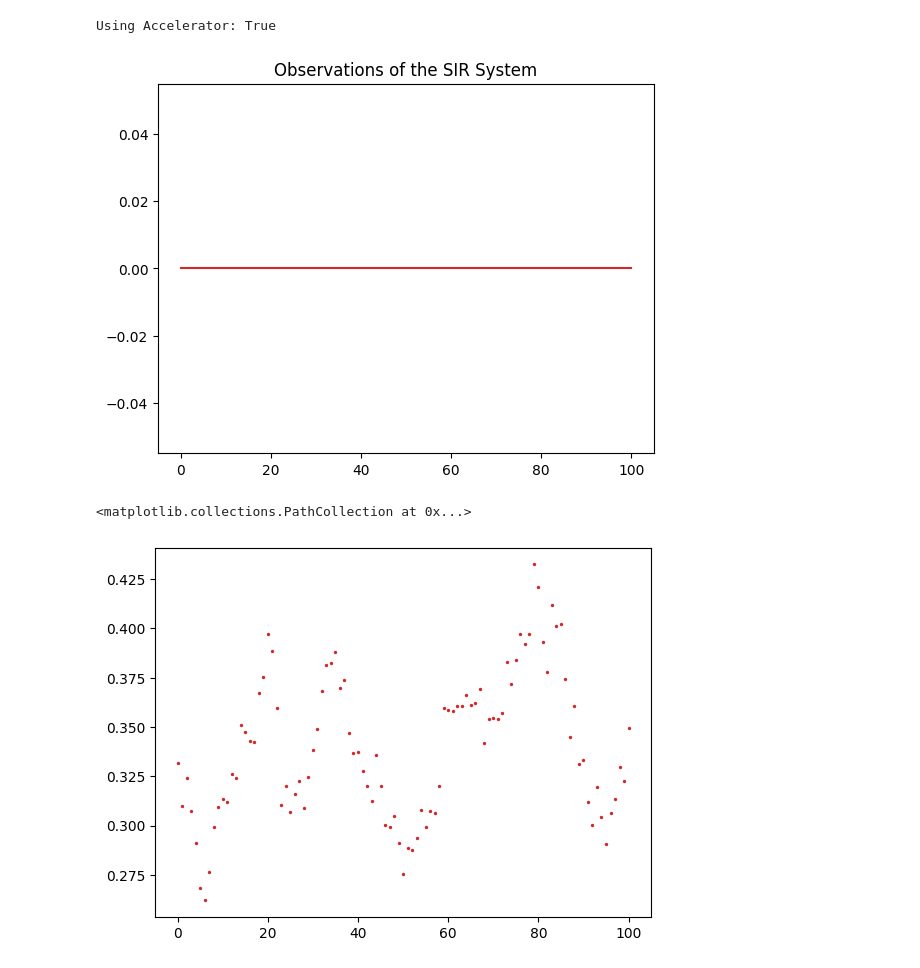
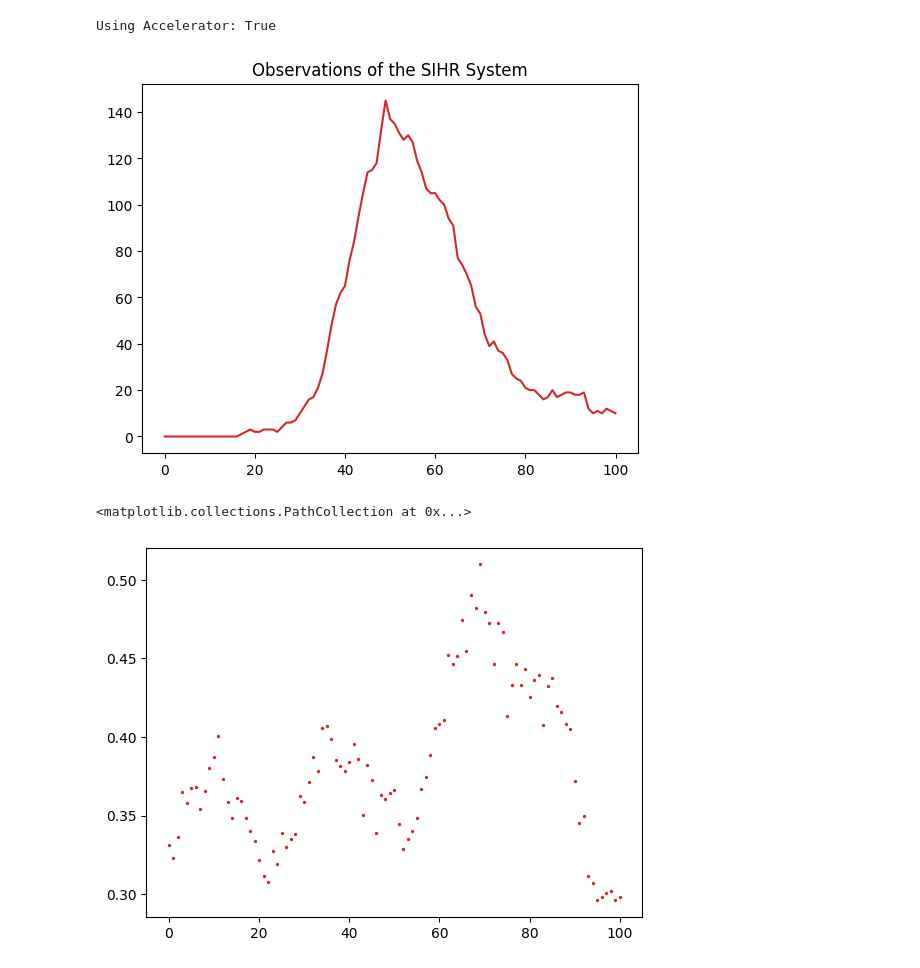
Before and after one commit to Averydx/GradientBasedSamplers, a Jupyter notebook: examples/pmmh_sirh.ipynb, the cells around one changed output. Drawn from its saved outputs; the diff is of its cells as text; code cells hidden in the pictures.

Commit message:
SIRH model example.

```diff
--- a/examples/pmmh_sirh.ipynb
+++ b/examples/pmmh_sirh.ipynb
@@ -24,9 +23,11 @@ Using Accelerator: True
 def model(x0, theta, key, t_range):
     delta_t = t_range[1] - t_range[0]
 
-    gamma, xi, alpha, eta, damping, log_mean, log_std = theta
+    exp_theta = jnp.exp(theta)
+
+    gamma, xi, alpha, eta, damping, log_mean, log_std = exp_theta
     log_beta_damping = damping
-    log_beta_mean = log_mean
+    log_beta_mean = jnp.log(log_mean)
     log_beta_standard_deviation = log_std
 
     A = jnp.exp(-log_beta_damping * delta_t)
@@ -72,52 +73,51 @@ def model(x0, theta, key, t_range):
 
     return jnp.concatenate((x0[jnp.newaxis, :], loop_val))
 # %%
-theta = (1/1000, 1 / 90, 1 / 7, 1 / 7, 1 / 35, jnp.log(0.35), 0.2)
+theta = jnp.log(jnp.array([1 / 1000, 1 / 90, 1 / 7, 1 / 7, 1 / 35, 0.35, 0.2]))
 delta_t = 1.0
 days = 100
 rng_key = jax.random.key(0)
 t_range = jnp.arange(0, days + delta_t, delta_t)
 
-num_models = 1_000
-keys = jax.random.split(rng_key, num_models)
 
 SIR_init_key, rng_key = jax.random.split(rng_key)
 beta_init_key, rng_key = jax.random.split(rng_key)
-I_x0 = jax.random.randint(SIR_init_key, minval=0, maxval=20, shape=(num_models,))
+I_x0 = jax.random.randint(SIR_init_key, minval=0, maxval=100, shape=())
 
-x0 = jnp.full(shape=(num_models, 4), fill_value=jnp.array([1000, 0, 0, 0]))
+x0 = jnp.full(shape=(4), fill_value=jnp.array([500_000.0, 0.0, 0.0, 0.0]))
 
-x0 = x0.at[:, 0].set(x0[:, 0] - I_x0)
-x0 = x0.at[:, 1].set(x0[:, 1] + I_x0)
+x0 = x0.at[0].set(x0[0] - I_x0)
+x0 = x0.at[1].set(x0[1] + I_x0)
 
-beta_x0 = jax.random.uniform(beta_init_key, shape=(num_models,), minval=0.1, maxval=0.5)
+beta_x0 = jax.random.uniform(beta_init_key, minval=0.1, maxval=0.5)
 
 beta_x0 = beta_x0[..., jnp.newaxis]
 
 x0 = jnp.concatenate((x0, jnp.log(beta_x0)), axis=-1)
 
-full_state = jax.vmap(model, in_axes=(0, None, 0, None))(x0, theta, keys, t_range)
+run_key, rng_key = jax.random.split(rng_key)
+full_state = model(x0, theta, run_key, t_range)
 
-observations = full_state[0, :, 2]
+observations = full_state[:, -3]
 
-plt.title("Observations of the SIR System")
+plt.title("Observations of the SIHR System")
 plt.plot(
     t_range,
     observations.T,
     color="tab:red",
 )
 plt.show()
 # %% [output]
-[figure, old version]
+[figure, new version]
 # %%
 plt.scatter(
         t_range,
-        jnp.exp(full_state[0,:,-1]).T,
+        jnp.exp(full_state[:,-1]).T,
         color="tab:red",
         s = 2.0,
         zorder=100
     )
 # %% [output]
 <matplotlib.collections.PathCollection at 0x...>
-[figure, old version]
+[figure, new version]
 # %%
```
Also changed, not shown: parts of 7 cells of this notebook, 11 other files.
